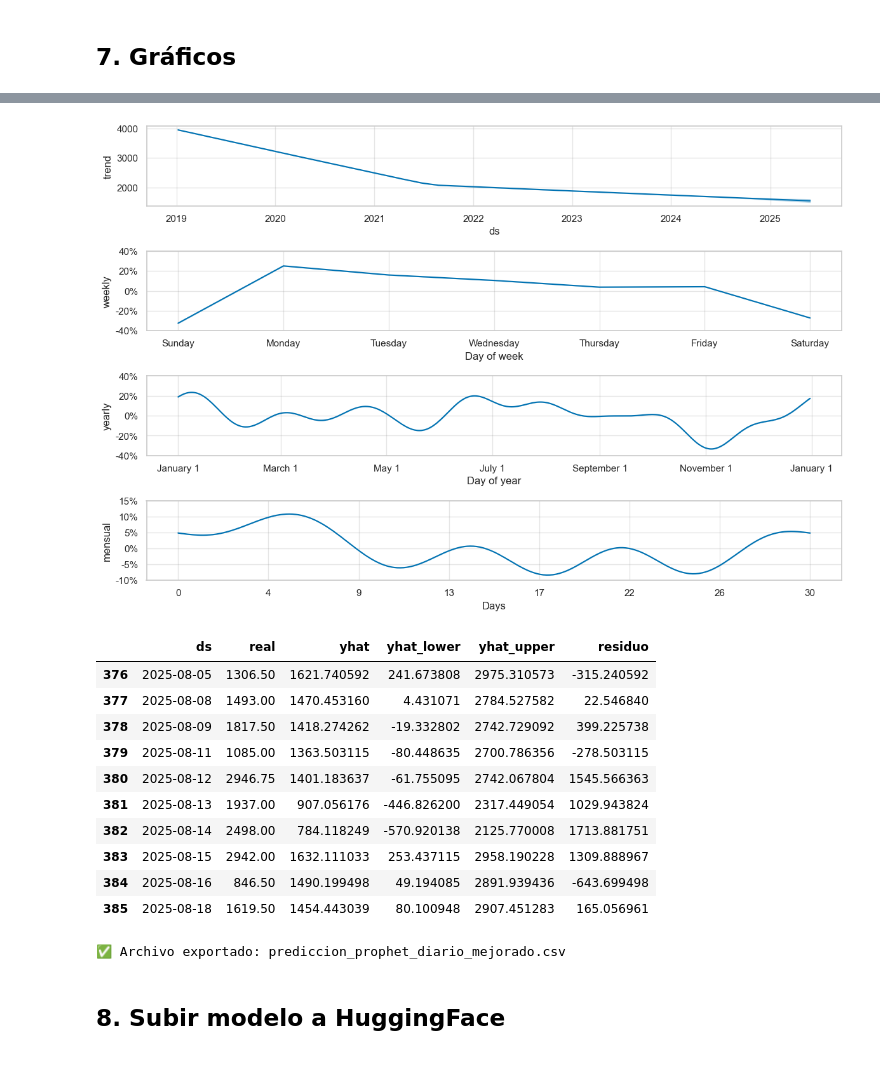
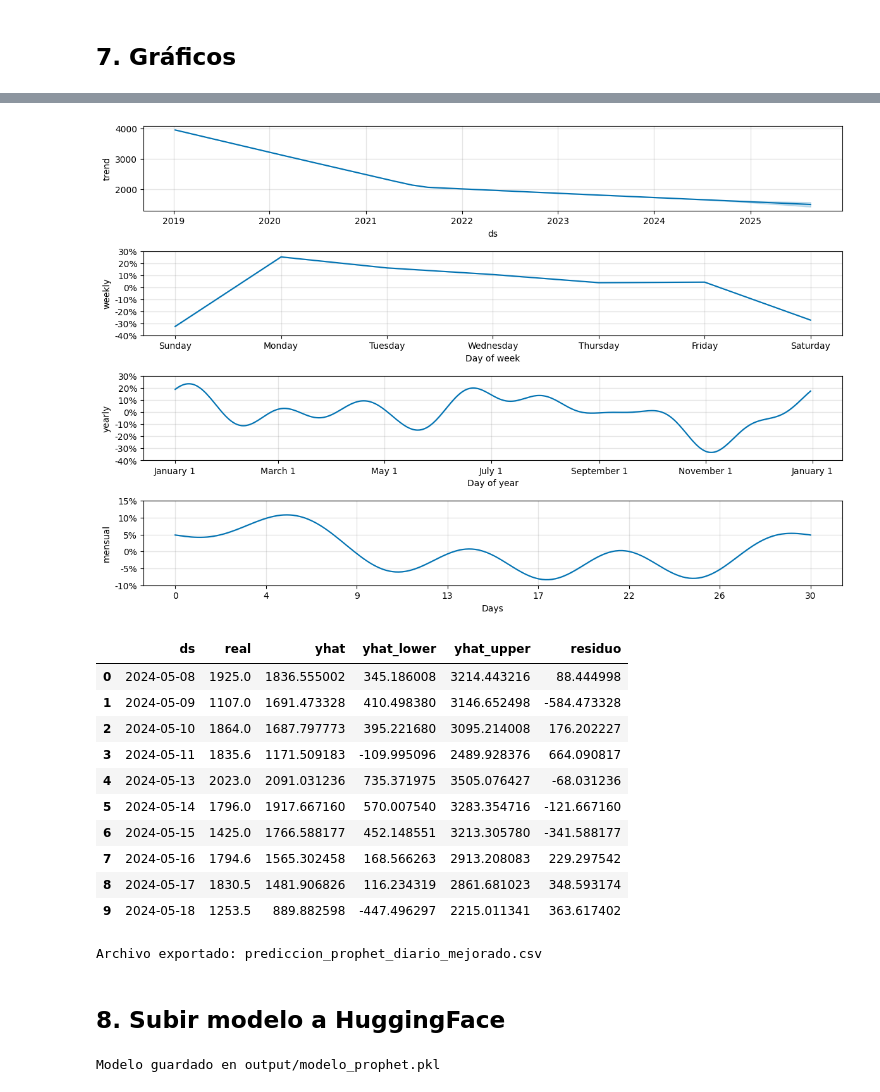
Before and after one commit to JeimiBV/alefarma, a Jupyter notebook: notebooks/Prophet.ipynb, the cells around one changed output, grey strips where cells are left out. Drawn from its saved outputs; the diff is of its cells as text; code cells hidden in the pictures; blank space fills up the shorter version.

Commit message:
modificación del modelo

```diff
--- a/notebooks/Prophet.ipynb
+++ b/notebooks/Prophet.ipynb
@@ -30,6 +30,7 @@ df = pd.read_csv('../output/dataset_venta.csv')
 df['fecha'] = pd.to_datetime(df['fecha'], format="%Y-%m-%d", errors='coerce')
 df = df.groupby('fecha')['monto_recibido'].sum().reset_index()
 df.rename(columns={'fecha':'ds','monto_recibido':'y'}, inplace=True)
+df = df.sort_values('ds').reset_index(drop=True)
 df.head(10)
 # %% [output]
 |  | ds | y |
@@ -79,7 +80,7 @@ m.fit(train)
 # %% [markdown]
 ## 6. Predicciones
 # %%
-future = m.make_future_dataframe(periods=len(test), freq='D')
+future = pd.concat([train[['ds']], test[['ds']]]).reset_index(drop=True)
 forecast = m.predict(future)
 
 predicciones = forecast.iloc[-len(test):]
@@ -154,40 +155,42 @@ fig.set_size_inches(12, 8)
 plt.tight_layout()
 plt.show()
 # %% [output]
-[figure, old version]
+[figure, new version]
 # %%
 resultado = pd.DataFrame({
     'ds': test['ds'].values,
     'real': test['y'].values,
     'yhat': predicciones['yhat'].values,
     'yhat_lower': predicciones['yhat_lower'].values,
     'yhat_upper': predicciones['yhat_upper'].values,
     'residuo': residuos
 })
-resultado.tail(10)
+resultado.head(10)
 # %% [output]
 |  | ds | real | yhat | yhat_lower | yhat_upper | residuo |
-| 376 | 2025-08-05 | 1306.50 | 1621.740592 | 241.673808 | 2975.310573 | -315.240592 |
-| 377 | 2025-08-08 | 1493.00 | 1470.453160 | 4.431071 | 2784.527582 | 22.546840 |
-| 378 | 2025-08-09 | 1817.50 | 1418.274262 | -19.332802 | 2742.729092 | 399.225738 |
-| 379 | 2025-08-11 | 1085.00 | 1363.503115 | -80.448635 | 2700.786356 | -278.503115 |
-| 380 | 2025-08-12 | 2946.75 | 1401.183637 | -61.755095 | 2742.067804 | 1545.566363 |
-| 381 | 2025-08-13 | 1937.00 | 907.056176 | -446.826200 | 2317.449054 | 1029.943824 |
-| 382 | 2025-08-14 | 2498.00 | 784.118249 | -570.920138 | 2125.770008 | 1713.881751 |
-| 383 | 2025-08-15 | 2942.00 | 1632.111033 | 253.437115 | 2958.190228 | 1309.888967 |
-| 384 | 2025-08-16 | 846.50 | 1490.199498 | 49.194085 | 2891.939436 | -643.699498 |
-| 385 | 2025-08-18 | 1619.50 | 1454.443039 | 80.100948 | 2907.451283 | 165.056961 |
+| 0 | 2024-05-08 | 1925.0 | 1836.555002 | 345.186008 | 3214.443216 | 88.444998 |
+| 1 | 2024-05-09 | 1107.0 | 1691.473328 | 410.498380 | 3146.652498 | -584.473328 |
+| 2 | 2024-05-10 | 1864.0 | 1687.797773 | 395.221680 | 3095.214008 | 176.202227 |
+| 3 | 2024-05-11 | 1835.6 | 1171.509183 | -109.995096 | 2489.928376 | 664.090817 |
+| 4 | 2024-05-13 | 2023.0 | 2091.031236 | 735.371975 | 3505.076427 | -68.031236 |
+| 5 | 2024-05-14 | 1796.0 | 1917.667160 | 570.007540 | 3283.354716 | -121.667160 |
+| 6 | 2024-05-15 | 1425.0 | 1766.588177 | 452.148551 | 3213.305780 | -341.588177 |
+| 7 | 2024-05-16 | 1794.6 | 1565.302458 | 168.566263 | 2913.208083 | 229.297542 |
+| 8 | 2024-05-17 | 1830.5 | 1481.906826 | 116.234319 | 2861.681023 | 348.593174 |
+| 9 | 2024-05-18 | 1253.5 | 889.882598 | -447.496297 | 2215.011341 | 363.617402 |
 # %%
 resultado.to_csv(f'../output/prediccion_prophet.csv', index=False)
 print(f"Archivo exportado: prediccion_prophet_diario_mejorado.csv")
 # %% [output]
-✅ Archivo exportado: prediccion_prophet_diario_mejorado.csv
+Archivo exportado: prediccion_prophet_diario_mejorado.csv
 # %% [markdown]
 ## 8. Subir modelo a HuggingFace
 # %%
 import pickle
 
-with open('output/modelo_prophet.pkl', 'wb') as f:
+with open('../output/modelo_prophet.pkl', 'wb') as f:
     pickle.dump(m, f)
 
 print("Modelo guardado en output/modelo_prophet.pkl")
+# %% [output]
+Modelo guardado en output/modelo_prophet.pkl
```
Also changed, not shown: parts of 6 cells of this notebook, 2 other files.
